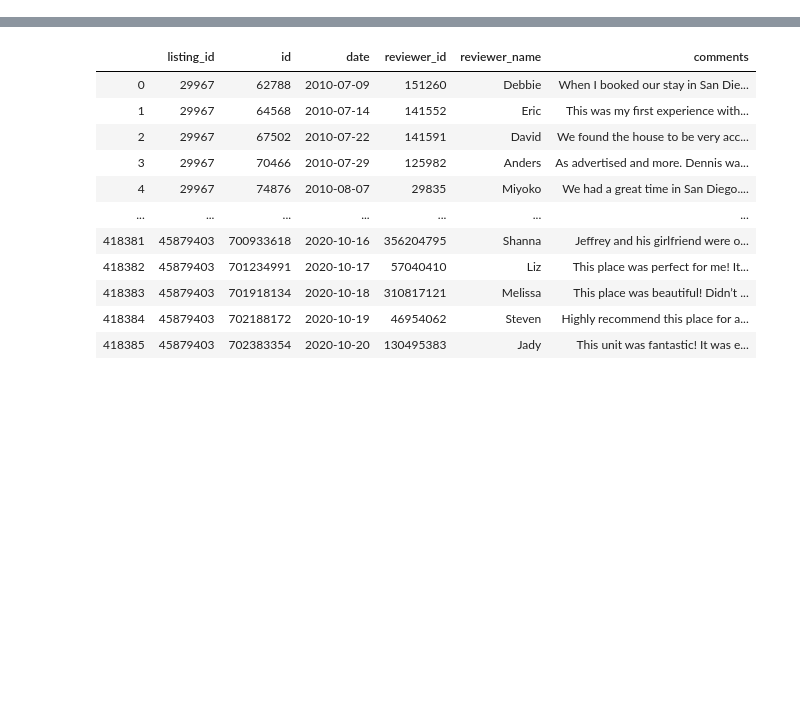
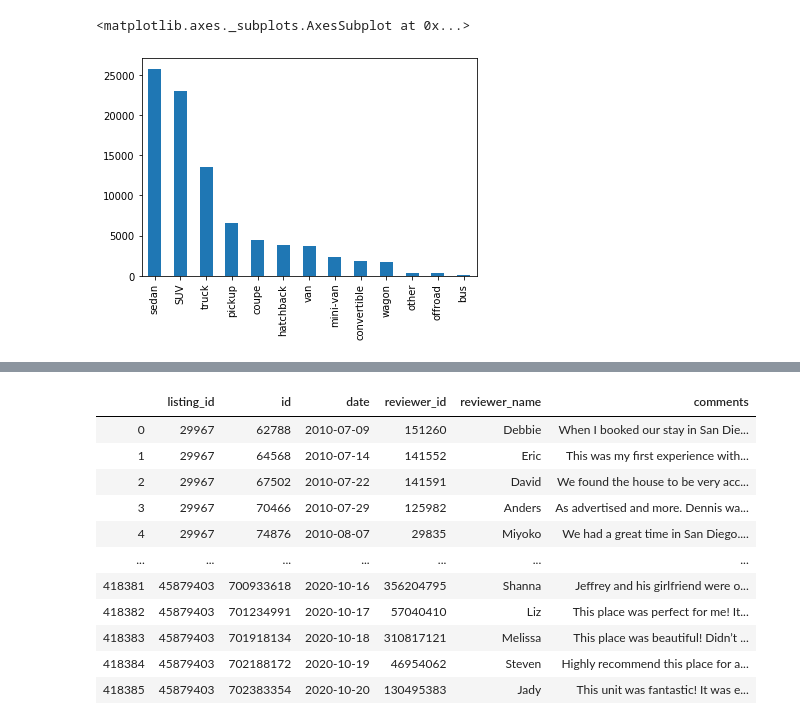
Before and after one commit to ajf01/cse158-assignment2, a Jupyter notebook: CSE158 Assignment 2.ipynb, the cells around one changed output, grey strips where cells are left out. Drawn from its saved outputs; the diff is of its cells as text; code cells hidden in the pictures; blank space fills up the shorter version.

```diff
--- a/CSE158 Assignment 2.ipynb
+++ b/CSE158 Assignment 2.ipynb
@@ -34,0 +57,3 @@ def parseData(path):
+# %%
+wack = cars.drop(columns=['Unnamed: 0', 'url', 'region_url', 'VIN', 'image_url', 'lat','long','posting_date']).dropna()['type'].value_counts()
+wack/sum(wack)
@@ -34,0 +80,5 @@ def parseData(path):
+# %%
+wack.plot(kind='bar')
+# %% [output]
+<matplotlib.axes._subplots.AxesSubplot at 0x...>
+[figure, added]
```
Also changed, not shown: parts of 63 cells of this notebook.
